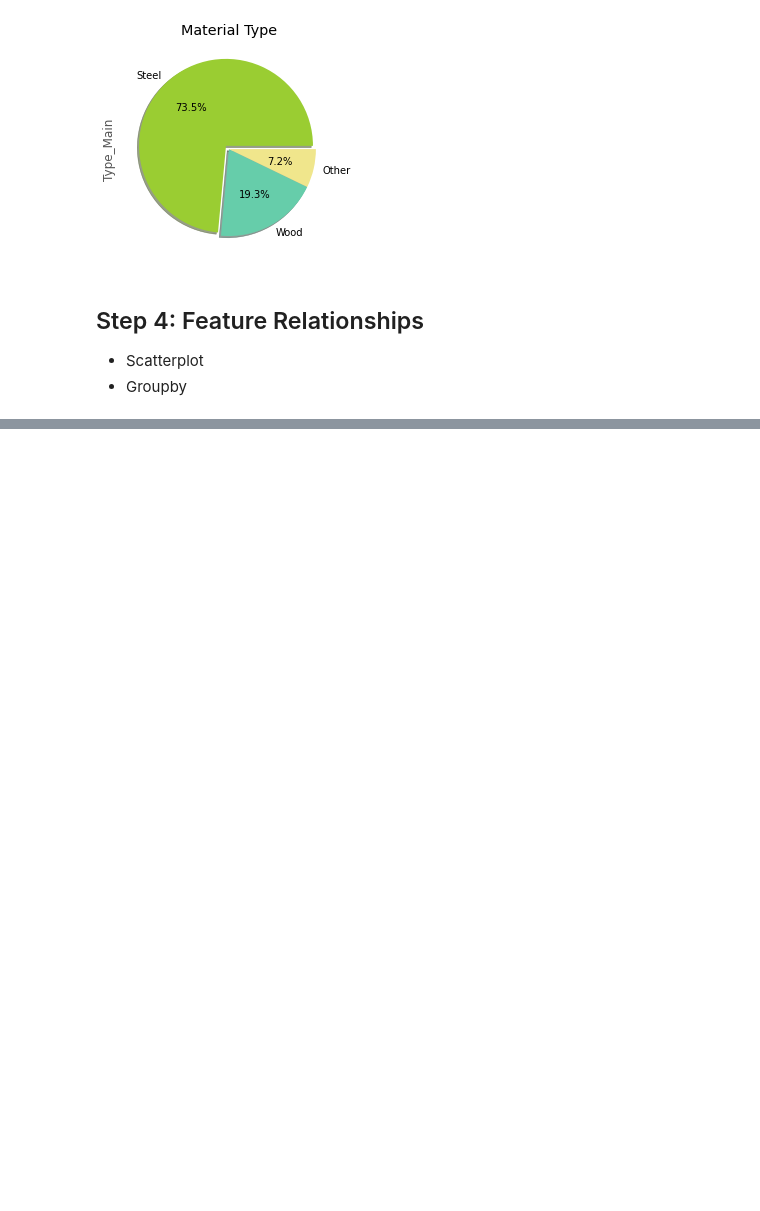
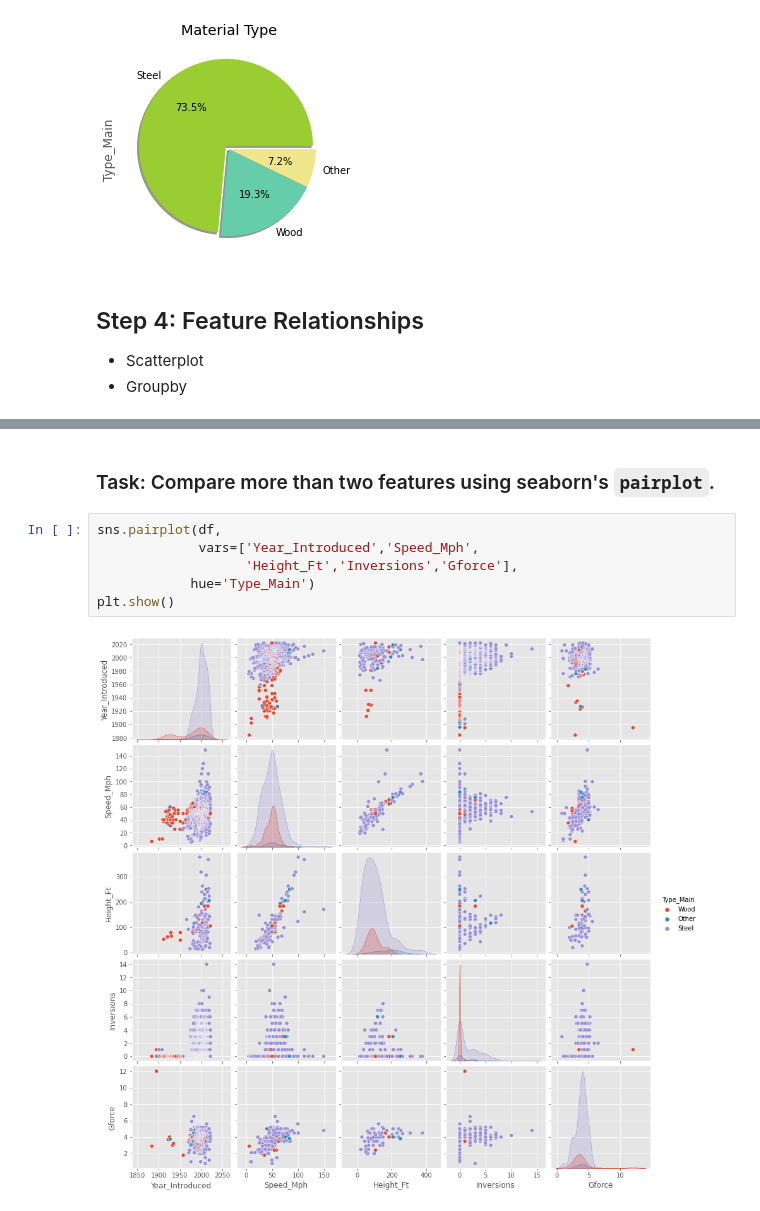
Before and after one commit to benkaan001/pandas_and_beyond, a Jupyter notebook: analyze_data/00_rollercoaster.ipynb, the cells around one changed output, grey strips where cells are left out. Drawn from its saved outputs; the diff is of its cells as text; blank space fills up the shorter version.

```diff
--- a/analyze_data/00_rollercoaster.ipynb
+++ b/analyze_data/00_rollercoaster.ipynb
@@ -549,0 +570,10 @@ plt.show()
+# %% [markdown]
+### Task: Compare more than two features using seaborn's `pairplot`.
+# %%
+sns.pairplot(df,
+             vars=['Year_Introduced','Speed_Mph',
+                   'Height_Ft','Inversions','Gforce'],
+            hue='Type_Main')
+plt.show()
+# %% [output]
+[figure, added]
```
Also changed, not shown: parts of 2 cells of this notebook.
